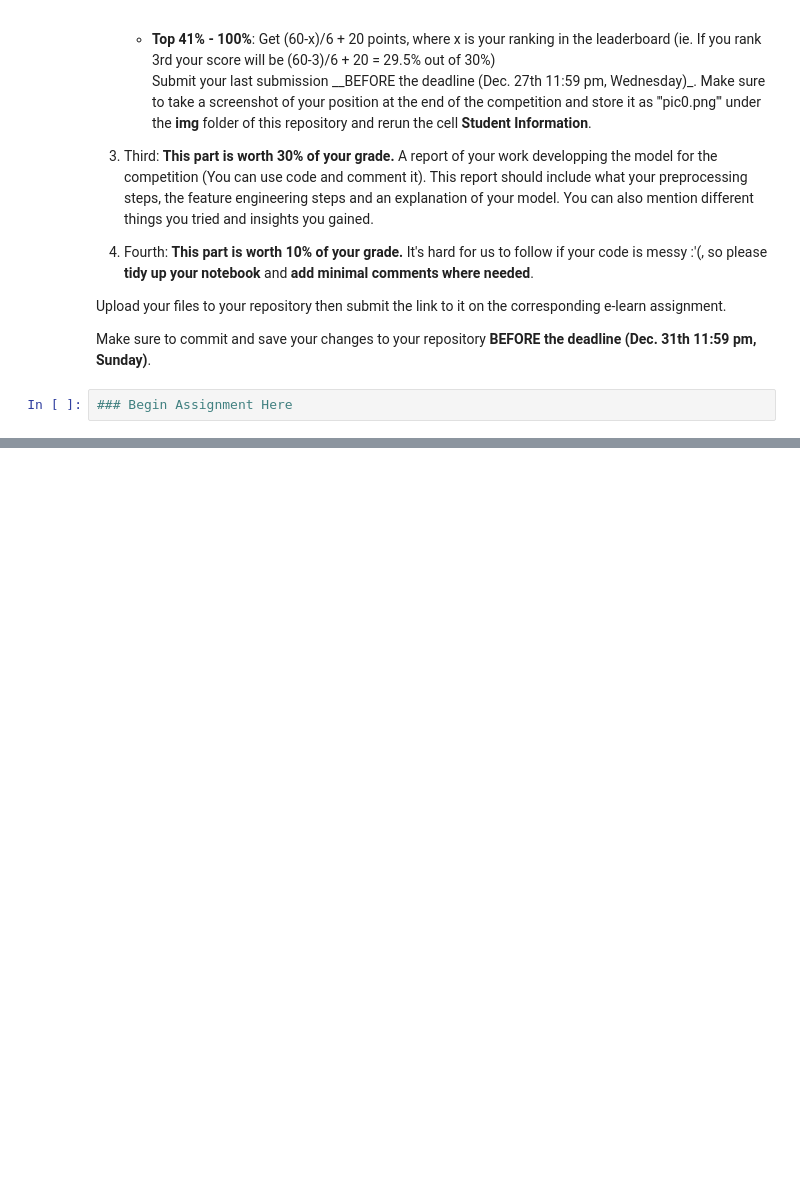
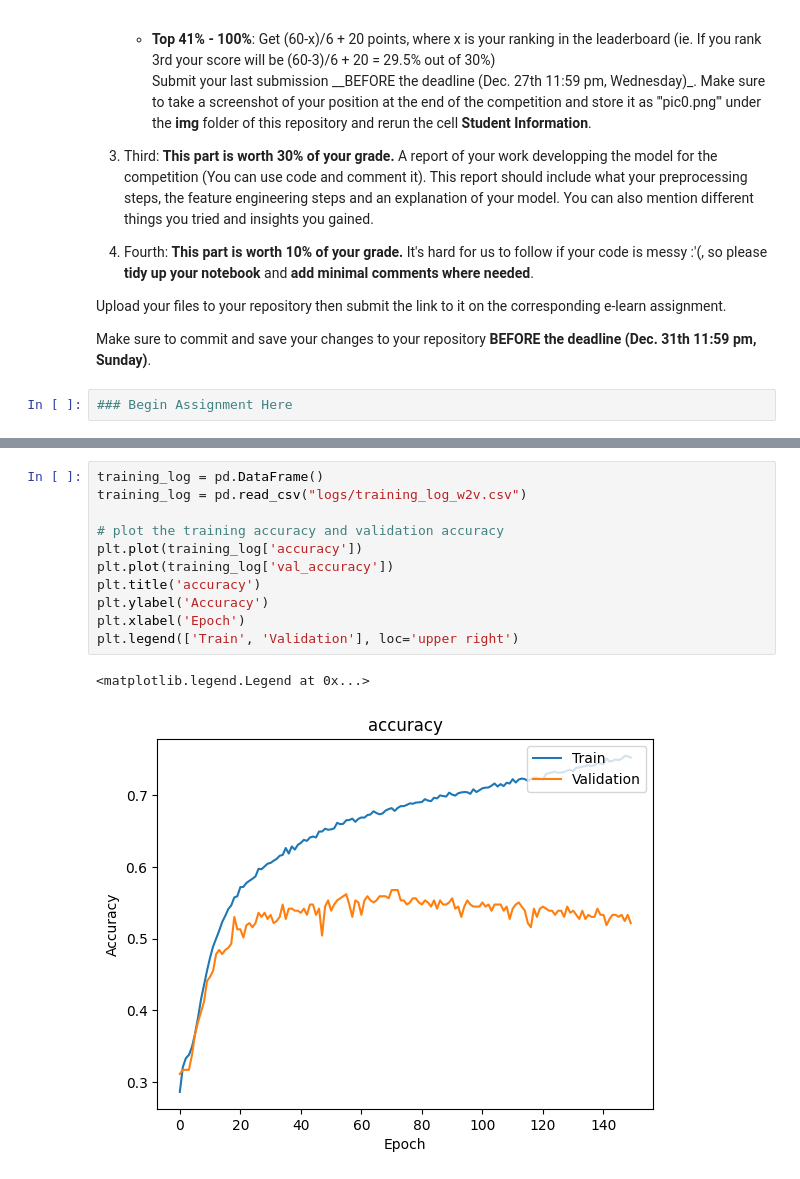
Before and after one commit to rolandlin18/DM2023-Lab2-Master, a Jupyter notebook: Homework/DM2023-Lab2-Homework.ipynb, the cells around one changed output, grey strips where cells are left out. Saved outputs shown, nothing was run; the diff lists cells and outputs as text; blank space fills up the shorter version.

```diff
--- a/Homework/DM2023-Lab2-Homework.ipynb
+++ b/Homework/DM2023-Lab2-Homework.ipynb
@@ -39,0 +496,14 @@ Make sure to commit and save your changes to your repository __BEFORE the deadli
+# %%
+training_log = pd.DataFrame()
+training_log = pd.read_csv("logs/training_log_w2v.csv")
+
+# plot the training accuracy and validation accuracy
+plt.plot(training_log['accuracy'])
+plt.plot(training_log['val_accuracy'])
+plt.title('accuracy')
+plt.ylabel('Accuracy')
+plt.xlabel('Epoch')
+plt.legend(['Train', 'Validation'], loc='upper right')
+# %% [output]
+<matplotlib.legend.Legend at 0x...>
+[figure, added]
```
Also changed, not shown: parts of 32 cells of this notebook, 2 other files.
